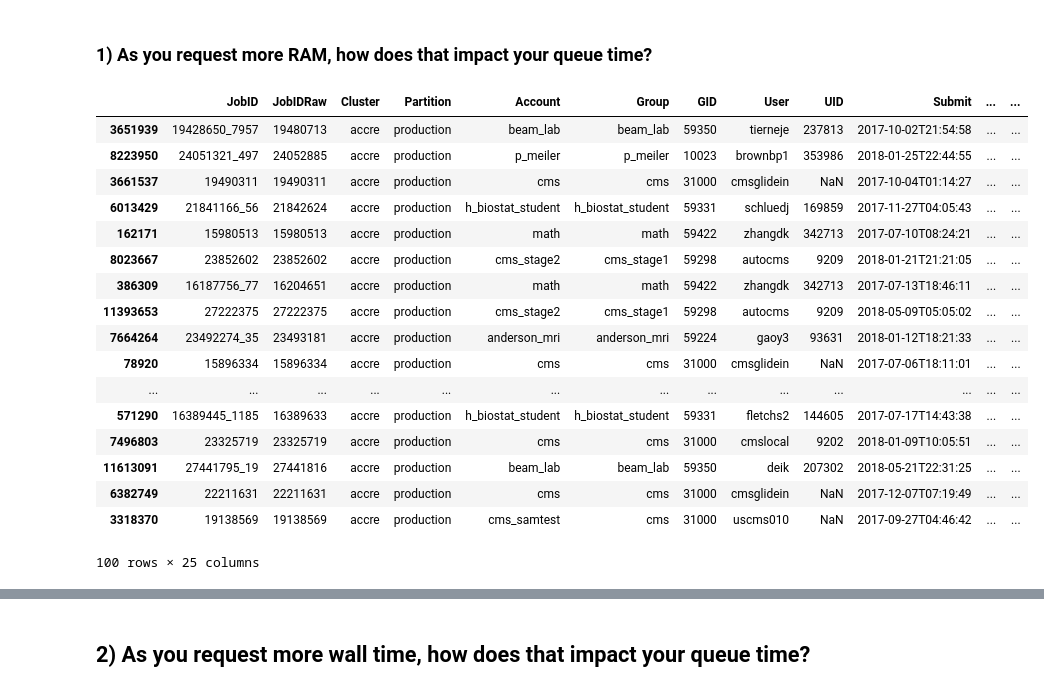
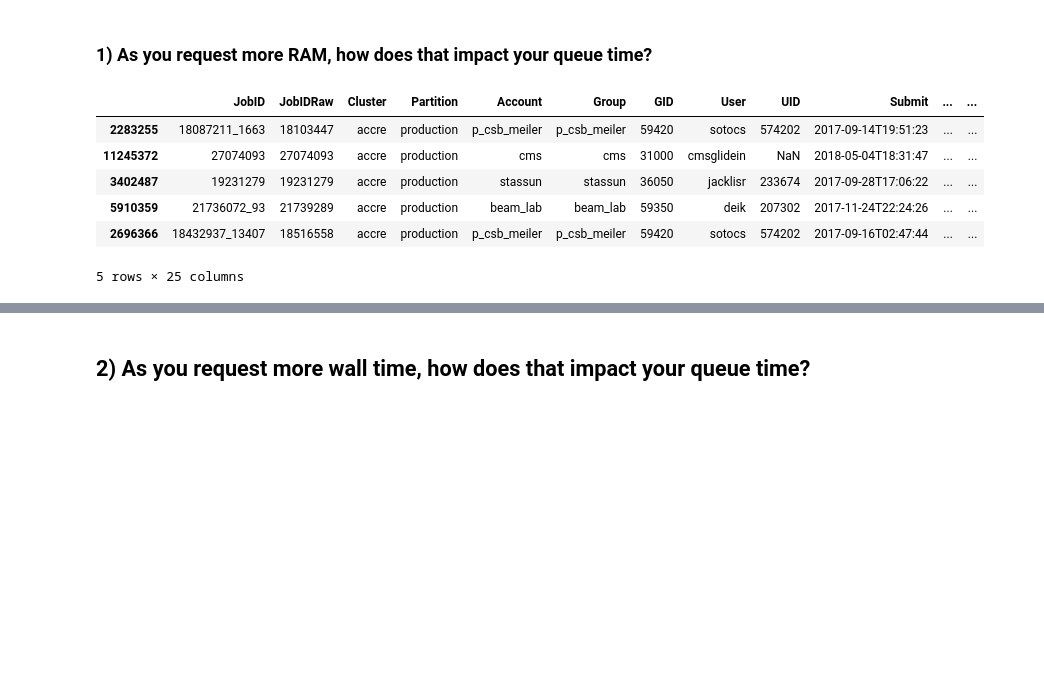
Before and after one commit to Ashutosh-Singhal/SLURM-Analysis-Vanderbilt, a Jupyter notebook: SLURM_AS.ipynb, the cells around one changed output, grey strips where cells are left out. Saved outputs shown, nothing was run; the diff lists cells and outputs as text; code cells hidden in the pictures; blank space fills up the shorter version.

```diff
--- a/SLURM_AS.ipynb
+++ b/SLURM_AS.ipynb
@@ -49,26 +49,15 @@ accre.shape
 indices = np.random.randint(0,len(accre),5000)
 accre_subset = accre.iloc[indices]
 # %%
-accre_subset.head(100)
+accre_subset.head()
 # %% [output]
 |  | JobID | JobIDRaw | Cluster | Partition | Account | Group | GID | User | UID | Submit | ... | ... |
-| 3651939 | 19428650_7957 | 19480713 | accre | production | beam_lab | beam_lab | 59350 | tierneje | 237813 | 2017-10-02T21:54:58 | ... | ... |
-| 8223950 | 24051321_497 | 24052885 | accre | production | p_meiler | p_meiler | 10023 | brownbp1 | 353986 | 2018-01-25T22:44:55 | ... | ... |
-| 3661537 | 19490311 | 19490311 | accre | production | cms | cms | 31000 | cmsglidein | NaN | 2017-10-04T01:14:27 | ... | ... |
-| 6013429 | 21841166_56 | 21842624 | accre | production | h_biostat_student | h_biostat_student | 59331 | schluedj | 169859 | 2017-11-27T04:05:43 | ... | ... |
-| 162171 | 15980513 | 15980513 | accre | production | math | math | 59422 | zhangdk | 342713 | 2017-07-10T08:24:21 | ... | ... |
-| 8023667 | 23852602 | 23852602 | accre | production | cms_stage2 | cms_stage1 | 59298 | autocms | 9209 | 2018-01-21T21:21:05 | ... | ... |
-| 386309 | 16187756_77 | 16204651 | accre | production | math | math | 59422 | zhangdk | 342713 | 2017-07-13T18:46:11 | ... | ... |
-| 11393653 | 27222375 | 27222375 | accre | production | cms_stage2 | cms_stage1 | 59298 | autocms | 9209 | 2018-05-09T05:05:02 | ... | ... |
-| 7664264 | 23492274_35 | 23493181 | accre | production | anderson_mri | anderson_mri | 59224 | gaoy3 | 93631 | 2018-01-12T18:21:33 | ... | ... |
-| 78920 | 15896334 | 15896334 | accre | production | cms | cms | 31000 | cmsglidein | NaN | 2017-07-06T18:11:01 | ... | ... |
-| ... | ... | ... | ... | ... | ... | ... | ... | ... | ... | ... | ... | ... |
-| 571290 | 16389445_1185 | 16389633 | accre | production | h_biostat_student | h_biostat_student | 59331 | fletchs2 | 144605 | 2017-07-17T14:43:38 | ... | ... |
-| 7496803 | 23325719 | 23325719 | accre | production | cms | cms | 31000 | cmslocal | 9202 | 2018-01-09T10:05:51 | ... | ... |
-| 11613091 | 27441795_19 | 27441816 | accre | production | beam_lab | beam_lab | 59350 | deik | 207302 | 2018-05-21T22:31:25 | ... | ... |
-| 6382749 | 22211631 | 22211631 | accre | production | cms | cms | 31000 | cmsglidein | NaN | 2017-12-07T07:19:49 | ... | ... |
-| 3318370 | 19138569 | 19138569 | accre | production | cms_samtest | cms | 31000 | uscms010 | NaN | 2017-09-27T04:46:42 | ... | ... |
+| 2283255 | 18087211_1663 | 18103447 | accre | production | p_csb_meiler | p_csb_meiler | 59420 | sotocs | 574202 | 2017-09-14T19:51:23 | ... | ... |
+| 11245372 | 27074093 | 27074093 | accre | production | cms | cms | 31000 | cmsglidein | NaN | 2018-05-04T18:31:47 | ... | ... |
+| 3402487 | 19231279 | 19231279 | accre | production | stassun | stassun | 36050 | jacklisr | 233674 | 2017-09-28T17:06:22 | ... | ... |
+| 5910359 | 21736072_93 | 21739289 | accre | production | beam_lab | beam_lab | 59350 | deik | 207302 | 2017-11-24T22:24:26 | ... | ... |
+| 2696366 | 18432937_13407 | 18516558 | accre | production | p_csb_meiler | p_csb_meiler | 59420 | sotocs | 574202 | 2017-09-16T02:47:44 | ... | ... |
-100 rows × 25 columns
+5 rows × 25 columns
 # %%
 accre_q1 = accre_subset.drop(columns=['JobIDRaw', 'Cluster', 'Partition', 'Account', 'Group', 'GID',
        'User', 'UID', 'Eligible', 'End', 'Elapsed',
```
Also changed, not shown: parts of 32 cells of this notebook.
